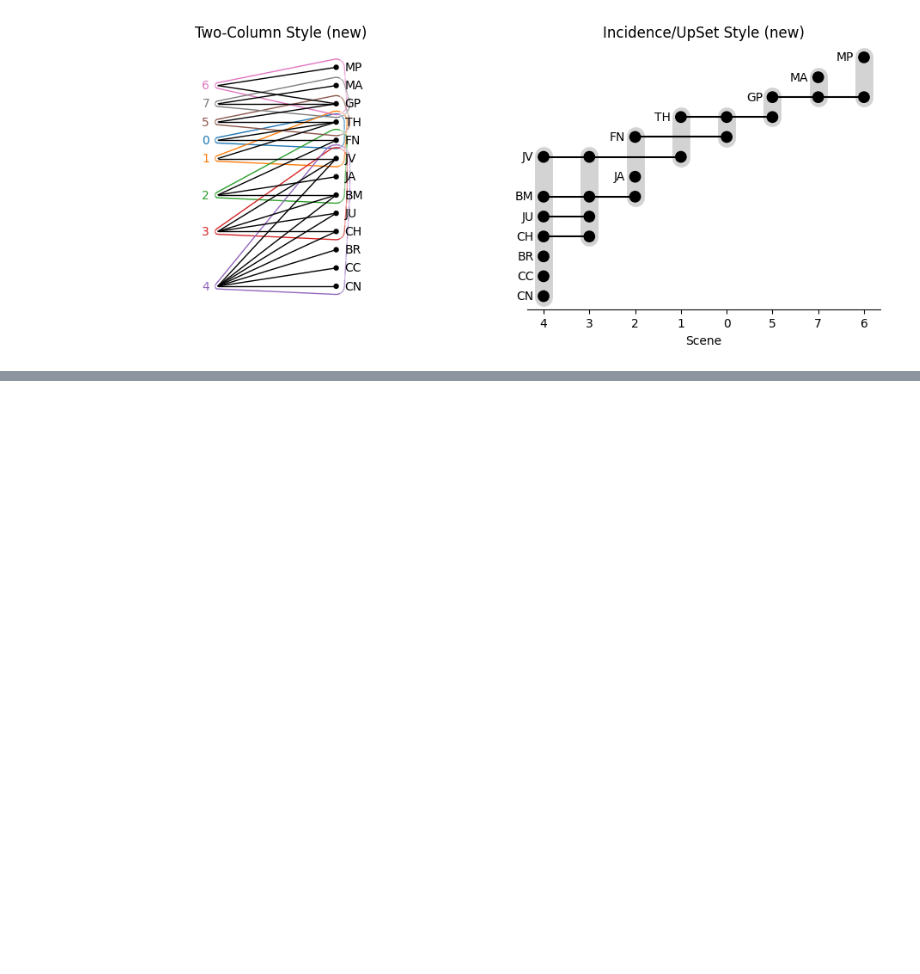
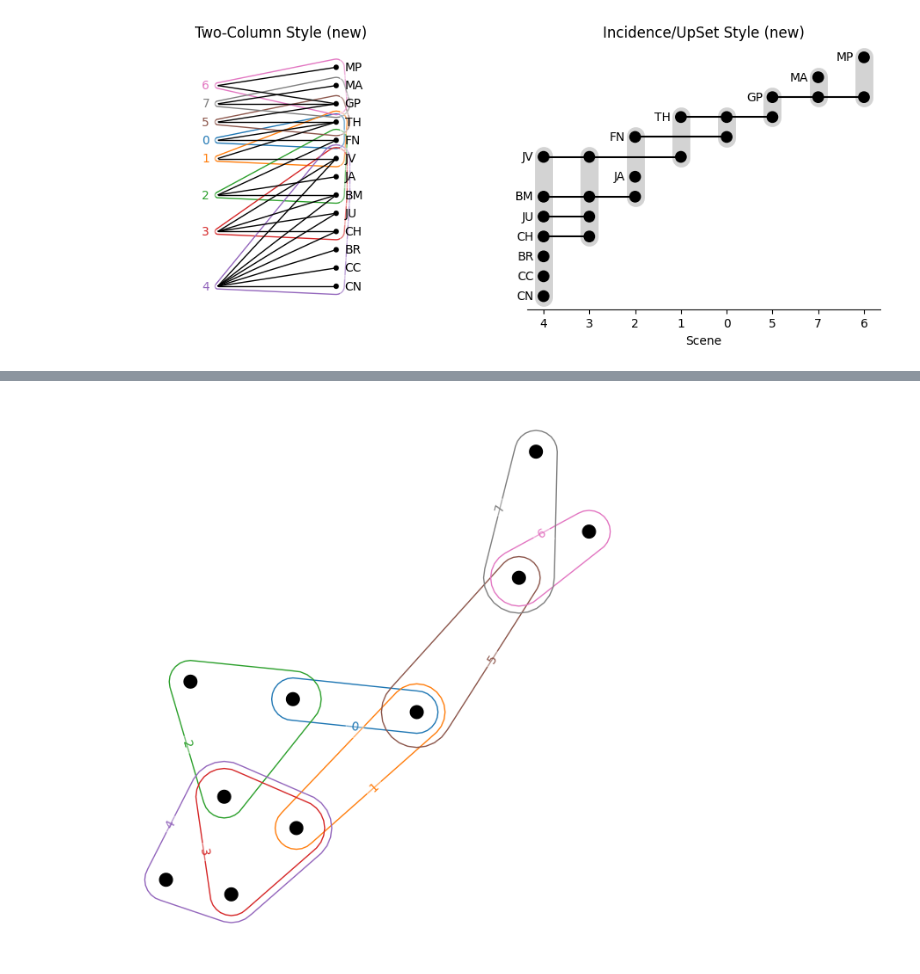
Before and after one commit to pnnl/HyperNetX, a Jupyter notebook: tutorials/dev/Basic Visualization.ipynb, the cells around one changed output, grey strips where cells are left out. Drawn from its saved outputs; the diff is of its cells as text; code cells hidden in the pictures; blank space fills up the shorter version.

```diff
--- a/tutorials/dev/Basic Visualization.ipynb
+++ b/tutorials/dev/Basic Visualization.ipynb
@@ -70,0 +87,6 @@ plt.xlabel('Scene');
+# %%
+kwargs = {'layout_kwargs': {'seed': 39}, 'with_node_counts': True}
+
+hnx.drawing.draw(H.collapse_nodes(), **kwargs)
+# %% [output]
+[figure, added]
```
Also changed, not shown: parts of 10 cells of this notebook, 3 other files.
